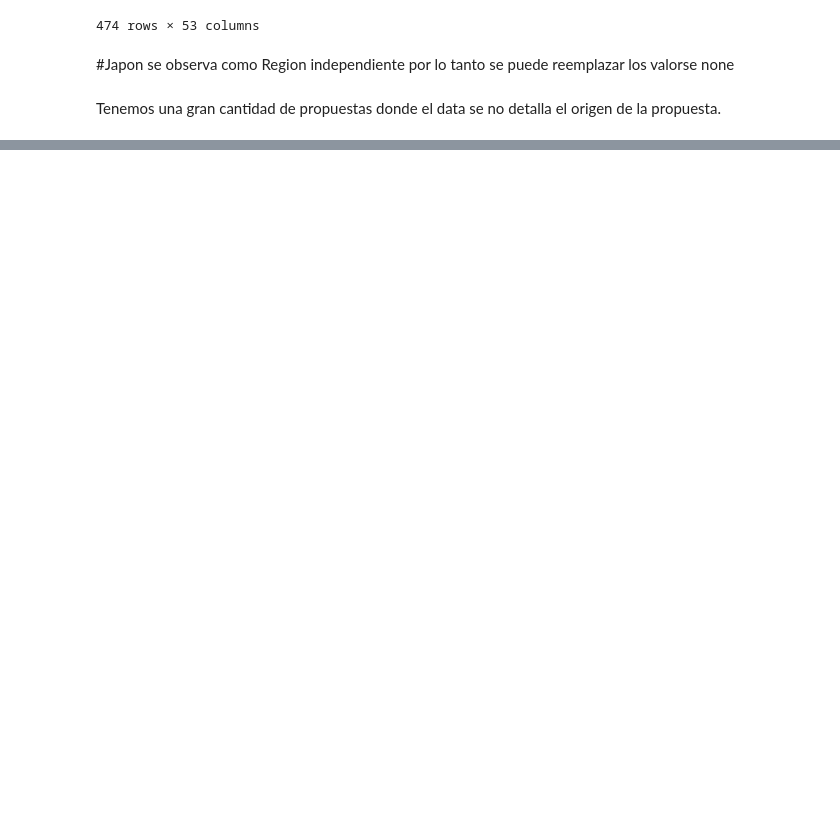
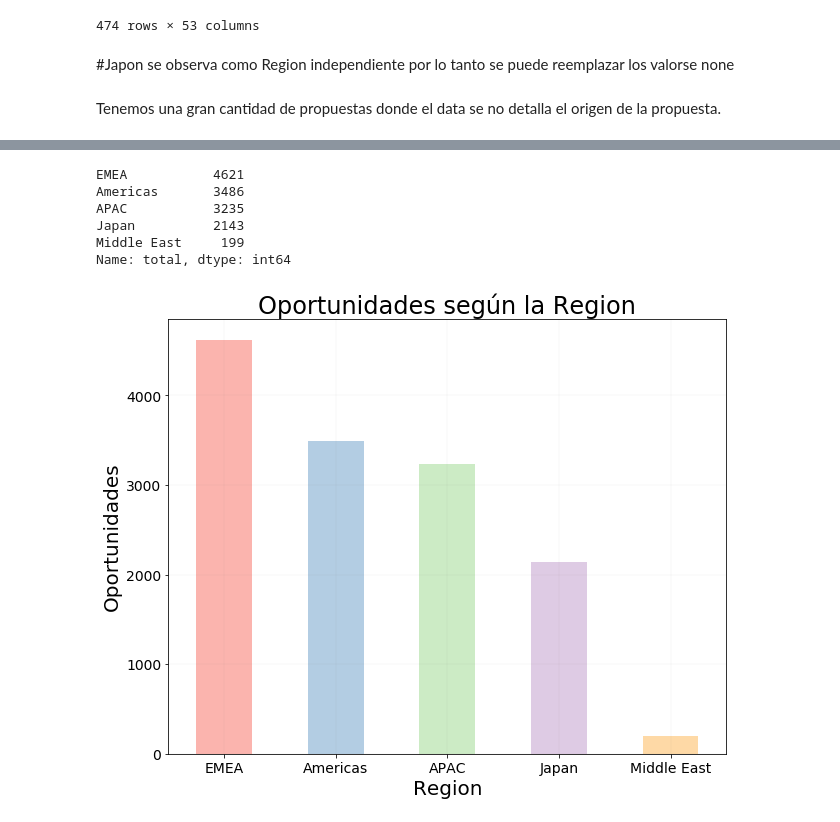
Before and after one commit to faristegui/tpdatos-2c-2020, a Jupyter notebook: tp1-cesar.ipynb, the cells around one changed output, grey strips where cells are left out. Drawn from its saved outputs; the diff is of its cells as text; code cells hidden in the pictures; blank space fills up the shorter version.

```diff
--- a/tp1-cesar.ipynb
+++ b/tp1-cesar.ipynb
@@ -428,0 +885,3 @@ AttributeError: module 'pygal.maps' has no attribute 'world'
+# %%
+df_train.loc[(df_train['Region'].str.match('EMEA')) & (df_train['Territory'].str.match('Jordan')),'Region_unified'] = \
+df_train.loc[(df_train['Region'].str.match('EMEA')) & (df_train['Territory'].str.match('Jordan')),'Region_unified'].replace('EMEA', 'Middle East')
@@ -428,0 +906,3 @@ AttributeError: module 'pygal.maps' has no attribute 'world'
+# %%
+df_train.loc[(df_train['Region'].str.match('EMEA')) & (df_train['Territory'].str.match('UAE \(Dubai\)')),'Region_unified'] = \
+df_train.loc[(df_train['Region'].str.match('EMEA')) & (df_train['Territory'].str.match('UAE \(Dubai\)')),'Region_unified'].replace('EMEA', 'Middle East')
@@ -428,0 +919,5 @@ AttributeError: module 'pygal.maps' has no attribute 'world'
+# %%
+grouped_Region = df_train['Region_unified'].value_counts().to_frame()
+grouped_Region = grouped_Region.rename(columns={"Region_unified": "total"})
+
+grouped_Region
@@ -428,0 +931,21 @@ AttributeError: module 'pygal.maps' has no attribute 'world'
+# %%
+grouped_Region_top5 = grouped_Region['total'].nlargest(5)
+grouped_Region_top5
+# %% [output]
+EMEA           4621
+Americas       3486
+APAC           3235
+Japan          2143
+Middle East     199
+Name: total, dtype: int64
+# %%
+13684
+paired_colors = plt.cm.Pastel1(range(len(grouped_Region_top5)))
+grouped_Region_top5.plot(kind='bar', rot=0, figsize=(10,8), color=paired_colors, fontsize=14, label='index')
+plt.grid(color='grey', linestyle='-', linewidth=0.2, alpha=0.3)
+plt.title('Oportunidades según la Region', fontsize=24);
+plt.xlabel('Region', fontsize=20);
+
+plt.ylabel('Oportunidades', fontsize=20);
+# %% [output]
+[figure, added]
```
Also changed, not shown: parts of 86 cells of this notebook.
